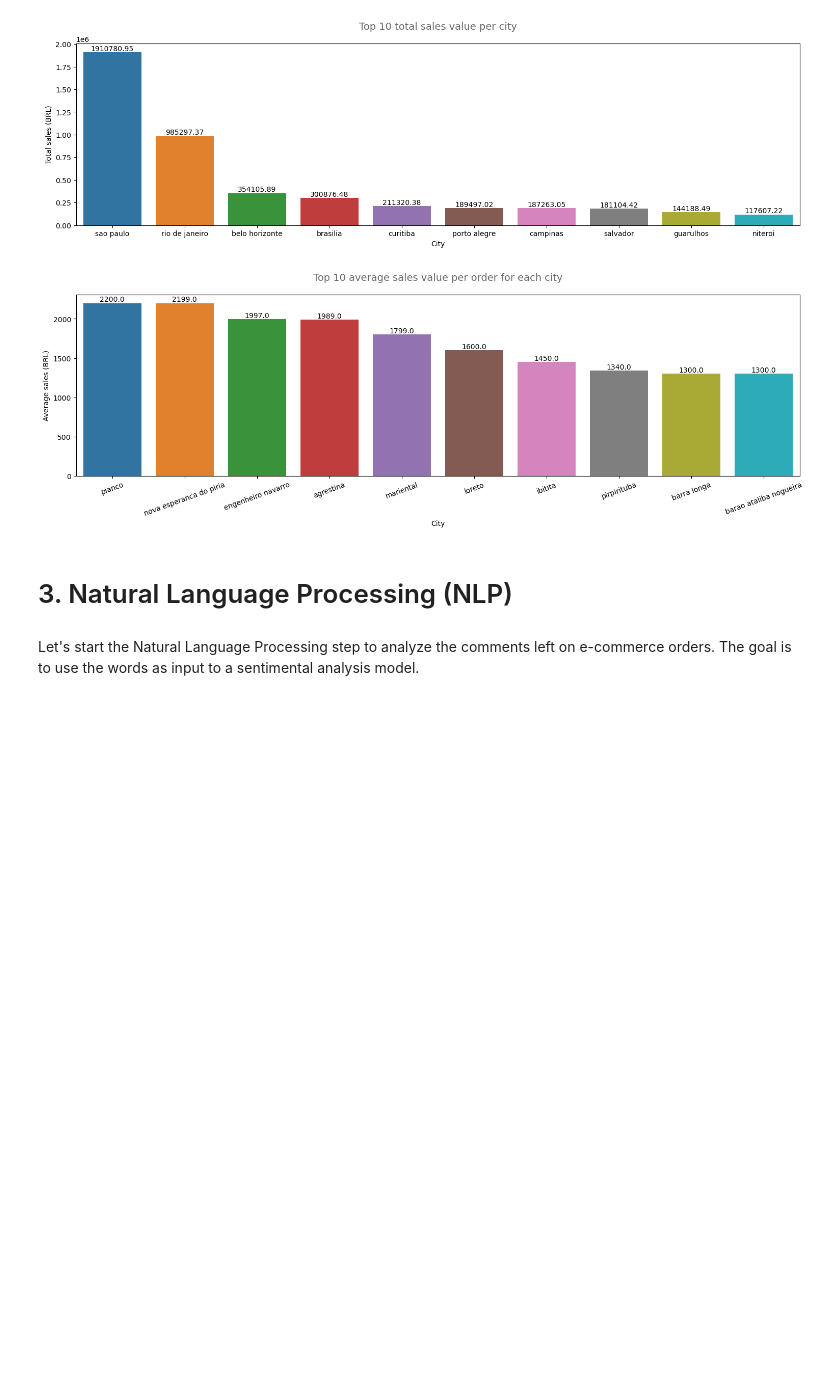
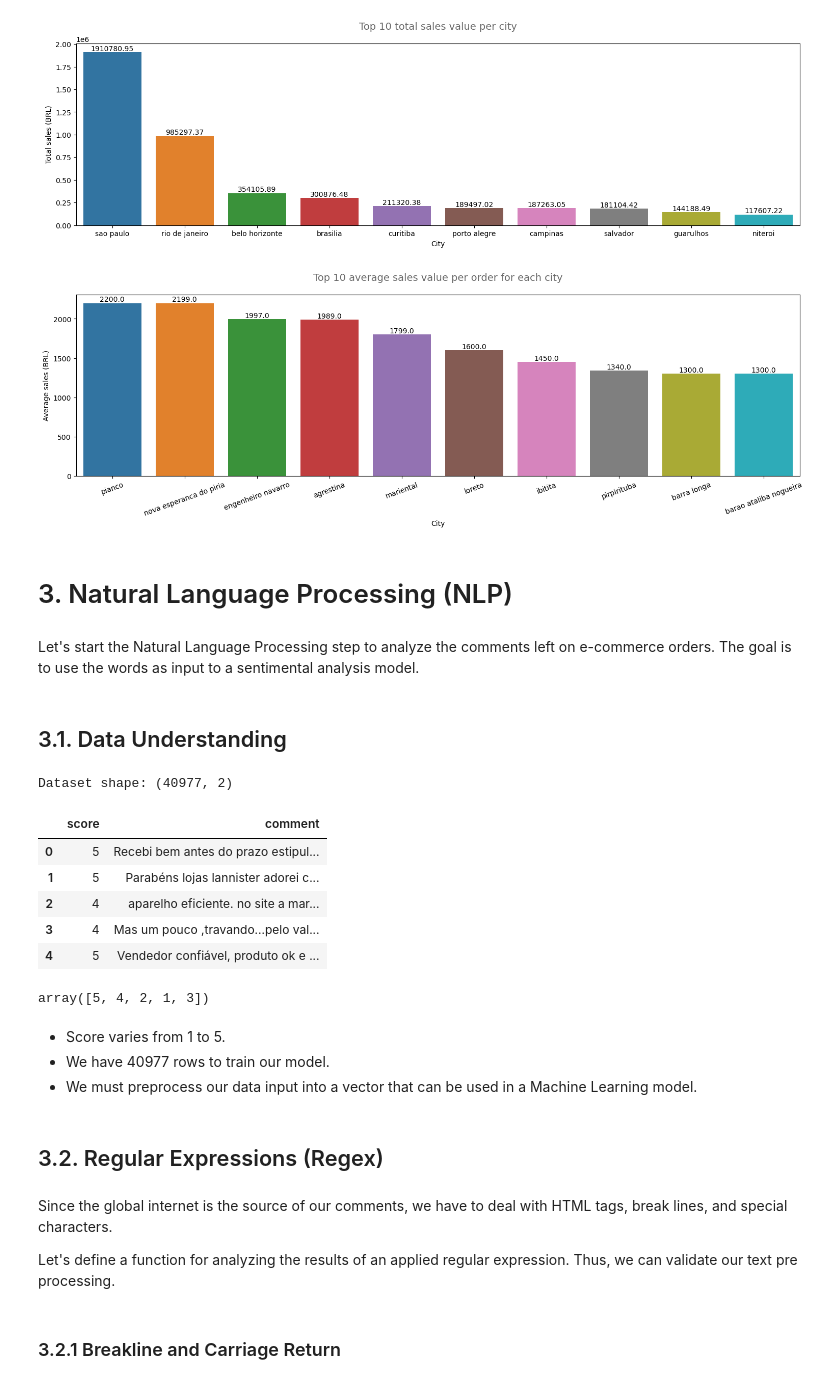
Before and after one commit to lucasquemelli/customer_satisfaction_prediction, a Jupyter notebook: customer_satisfaction_prediction.ipynb, the cells around one changed output. Cells and saved outputs as stored; diff of their text form; code cells hidden in the pictures; blank space fills up the shorter version.

```diff
--- a/customer_satisfaction_prediction.ipynb
+++ b/customer_satisfaction_prediction.ipynb
@@ -1599,3 +1599,34 @@ plt.xticks(rotation=20);
 # 3. Natural Language Processing (NLP)
 # %% [markdown]
 Let's start the Natural Language Processing step to analyze the comments left on e-commerce orders. The goal is to use the words as input to a sentimental analysis model.
+# %% [markdown]
+## 3.1. Data Understanding
+# %%
+df_comments = olist_order_reviews.loc[:, ['review_score', 'review_comment_message']]
+df_comments = df_comments.dropna(subset=['review_comment_message'])
+df_comments = df_comments.reset_index(drop=True)
+print(f'Dataset shape: {df_comments.shape}')
+df_comments.columns = ['score', 'comment']
+df_comments.head()
+# %% [output]
+Dataset shape: (40977, 2)
+|  | score | comment |
+| 0 | 5 | Recebi bem antes do prazo estipul... |
+| 1 | 5 | Parabéns lojas lannister adorei c... |
+| 2 | 4 | aparelho eficiente. no site a mar... |
+| 3 | 4 | Mas um pouco ,travando...pelo val... |
+| 4 | 5 | Vendedor confiável, produto ok e ... |
+# %%
+df_comments["score"].unique()
+# %% [output]
+array([5, 4, 2, 1, 3])
+# %% [markdown]
+- Score varies from 1 to 5.
+- We have 40977 rows to train our model.
+- We must preprocess our data input into a vector that can be used in a Machine Learning model.
+# %% [markdown]
+## 3.2. Regular Expressions (Regex)
+# %% [markdown]
+Since the global internet is the source of our comments, we have to deal with HTML tags, break lines, and special characters.
+
+Let's define a function for analyzing the results of an applied regular expression. Thus, we can validate our text pre processing.
@@ -1601,0 +1687,2 @@ Let's start the Natural Language Processing step to analyze the comments left on
+# %% [markdown]
+### 3.2.1 Breakline and Carriage Return
```
Also changed, not shown: parts of 16 cells of this notebook.
